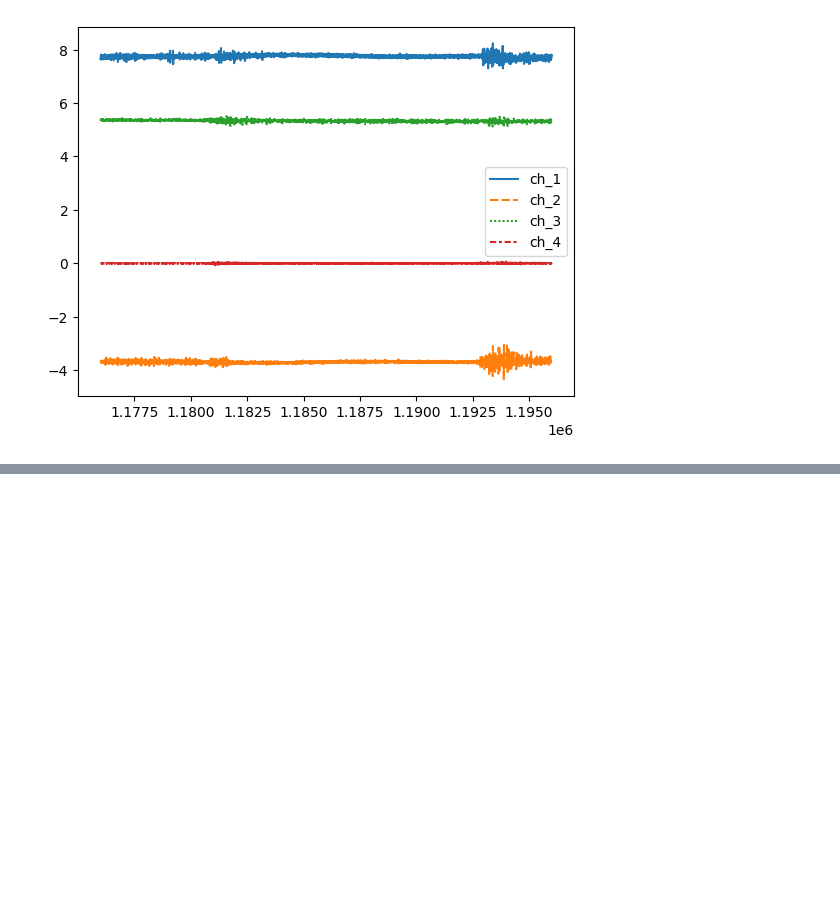
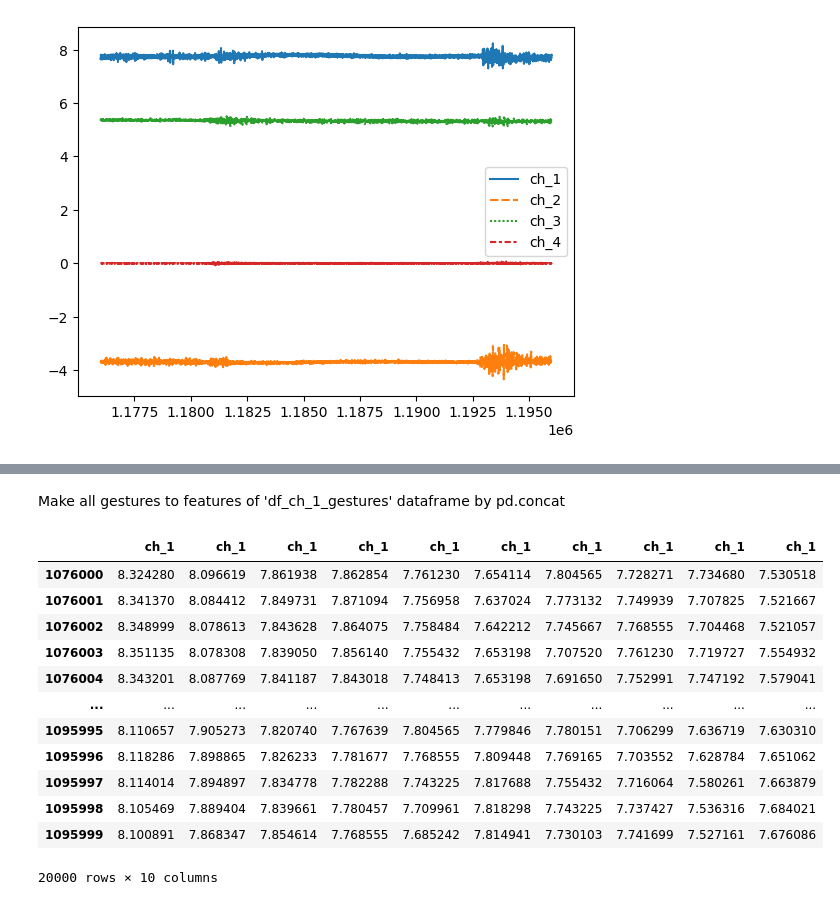
Before and after one commit to greedypelican/EMG_data_analysis, a Jupyter notebook: data_visualization.ipynb, the cells around one changed output, grey strips where cells are left out. Drawn from its saved outputs; the diff is of its cells as text; code cells hidden in the pictures; blank space fills up the shorter version.

Commit message:
data_visualization second commit

```diff
--- a/data_visualization.ipynb
+++ b/data_visualization.ipynb
@@ -96,0 +116,24 @@ seaborn_line_gesture = sns.lineplot(data=data_1_gesture[5]) #view the sixth gest
+# %% [markdown]
+Make all gestures to features of 'df_ch_1_gestures' dataframe by pd.concat
+# %%
+for i in range(10):
+    if i == 0: #make a dataframe what sets the standard index
+        df_ch_1_gestures = pd.DataFrame(data_1_gesture[i]['ch_1'])
+    else: #appending the other features by pd.concat
+        df_ch_1_gestures = pd.concat([df_ch_1_gestures,pd.DataFrame(data_1_gesture[i]['ch_1']).set_index(df_ch_1_gestures.index)],axis=1,join='inner')
+
+df_ch_1_gestures
+# %% [output]
+|  | ch_1 | ch_1 | ch_1 | ch_1 | ch_1 | ch_1 | ch_1 | ch_1 | ch_1 | ch_1 |
+| 1076000 | 8.324280 | 8.096619 | 7.861938 | 7.862854 | 7.761230 | 7.654114 | 7.804565 | 7.728271 | 7.734680 | 7.530518 |
+| 1076001 | 8.341370 | 8.084412 | 7.849731 | 7.871094 | 7.756958 | 7.637024 | 7.773132 | 7.749939 | 7.707825 | 7.521667 |
+| 1076002 | 8.348999 | 8.078613 | 7.843628 | 7.864075 | 7.758484 | 7.642212 | 7.745667 | 7.768555 | 7.704468 | 7.521057 |
+| 1076003 | 8.351135 | 8.078308 | 7.839050 | 7.856140 | 7.755432 | 7.653198 | 7.707520 | 7.761230 | 7.719727 | 7.554932 |
+| 1076004 | 8.343201 | 8.087769 | 7.841187 | 7.843018 | 7.748413 | 7.653198 | 7.691650 | 7.752991 | 7.747192 | 7.579041 |
+| ... | ... | ... | ... | ... | ... | ... | ... | ... | ... | ... |
+| 1095995 | 8.110657 | 7.905273 | 7.820740 | 7.767639 | 7.804565 | 7.779846 | 7.780151 | 7.706299 | 7.636719 | 7.630310 |
+| 1095996 | 8.118286 | 7.898865 | 7.826233 | 7.781677 | 7.768555 | 7.809448 | 7.769165 | 7.703552 | 7.628784 | 7.651062 |
+| 1095997 | 8.114014 | 7.894897 | 7.834778 | 7.782288 | 7.743225 | 7.817688 | 7.755432 | 7.716064 | 7.580261 | 7.663879 |
+| 1095998 | 8.105469 | 7.889404 | 7.839661 | 7.780457 | 7.709961 | 7.818298 | 7.743225 | 7.737427 | 7.536316 | 7.684021 |
+| 1095999 | 8.100891 | 7.868347 | 7.854614 | 7.768555 | 7.685242 | 7.814941 | 7.730103 | 7.741699 | 7.527161 | 7.676086 |
+20000 rows × 10 columns
```
Also changed, not shown: parts of 9 cells of this notebook.
